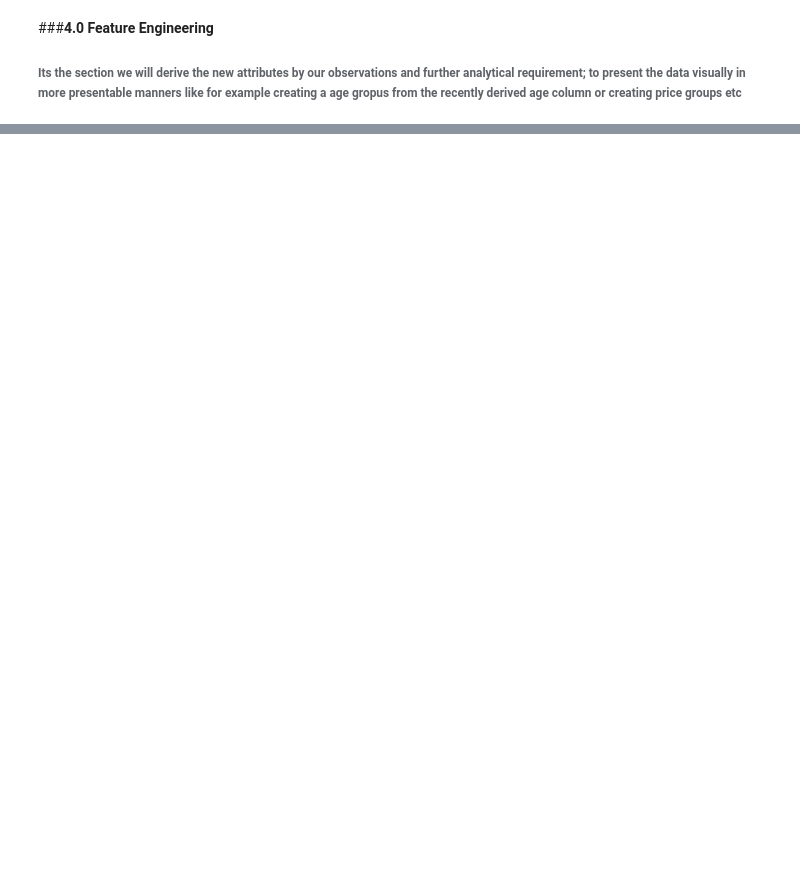
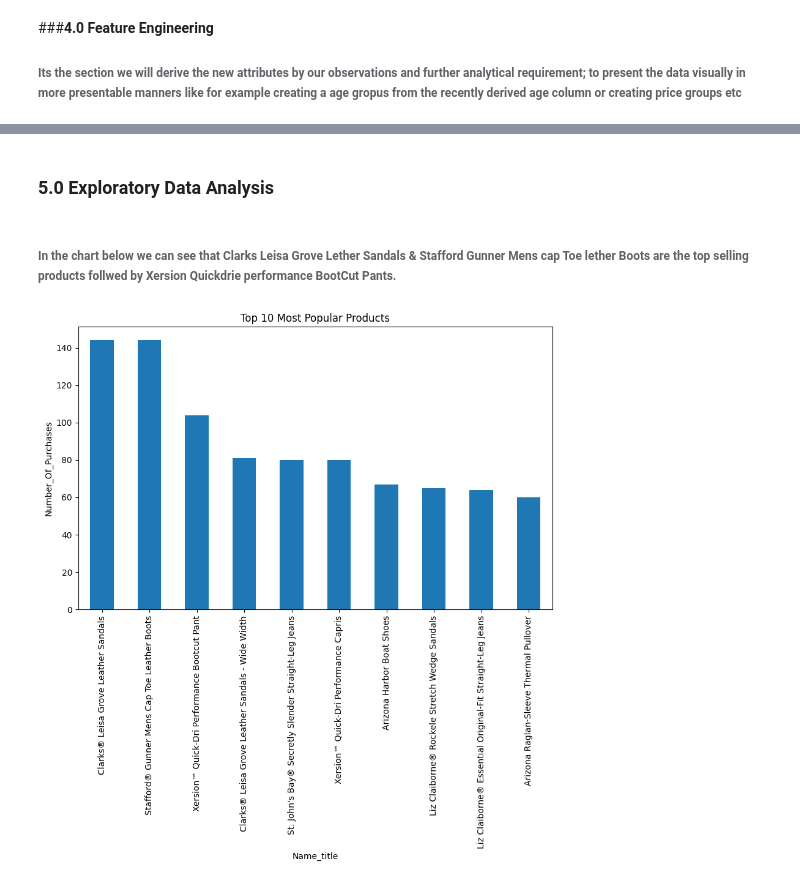
Before and after one commit to c4835/3603990_BD2.ipynb, a Jupyter notebook: 3603990_bd2.ipynb, the cells around one changed output, grey strips where cells are left out. Drawn from its saved outputs; the diff is of its cells as text; code cells hidden in the pictures; blank space fills up the shorter version.

Commit message:
Cleaned the negative values from dataset started feature engineering Started Exploratory Data Analysis

```diff
--- a/3603990_bd2.ipynb
+++ b/3603990_bd2.ipynb
@@ -585,3 +612,18 @@ merged_df.head(2)
 |  | uniq_id | av_score | username | score | review | state | age | name_title | list_price | sale_price | ... |
 | 0 | b6c0b6bea69c722939585baeac73c13d | 2.625 | fsdv4141 | 2 | You never have to worry about the... | American Samoa | 46 | Alfred Dunner® Essential Pull On ... | 41.09 | 24.16 | ... |
 | 1 | b6c0b6bea69c722939585baeac73c13d | 2.625 | krpz1113 | 1 | Good quality fabric. Perfect fit.... | Virginia | 39 | Alfred Dunner® Essential Pull On ... | 41.09 | 24.16 | ... |
+# %% [markdown]
+### **5.0 Exploratory Data Analysis**
+# %% [markdown]
+###### In the chart below we can see that **Clarks Leisa Grove Lether Sandals & Stafford Gunner Mens cap Toe lether Boots** are the top selling products follwed by **Xersion Quickdrie performance BootCut Pants.**
+# %%
+# 10 most popular products
+
+plt.figure(figsize=(10,6))    # to plot a figure with specific size,(In this case 10=width and 6=height)
+merged_df['name_title'].value_counts().head(10).plot(kind='bar')    # Value count, counts the occurance of first 10 products and plots a bar chart
+plt.title('Top 10 Most Popular Products')    # This creates a main title for the chart
+plt.xlabel('Name_title')    # It lables a X axis
+plt.ylabel('Number_Of_Purchases')    # It lables Y axis
+plt.show()    # This command displays the plot
+# %% [output]
+[figure, added]
```
Also changed, not shown: parts of 12 cells of this notebook.
